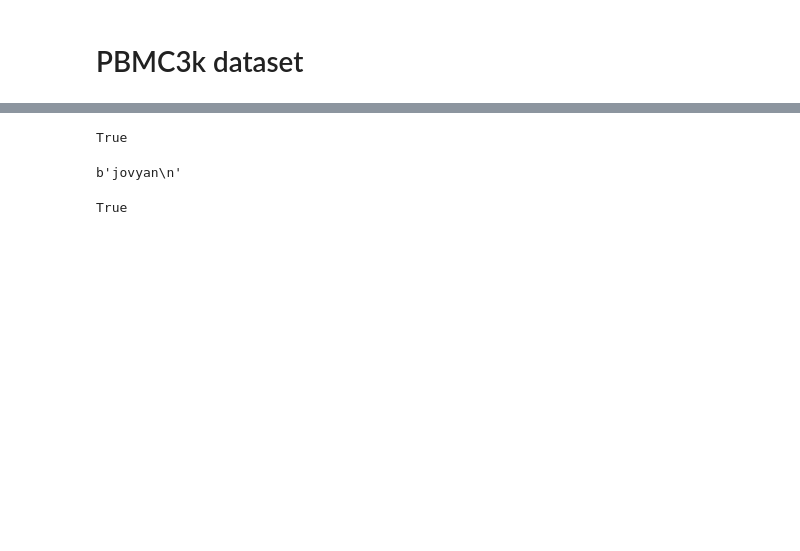
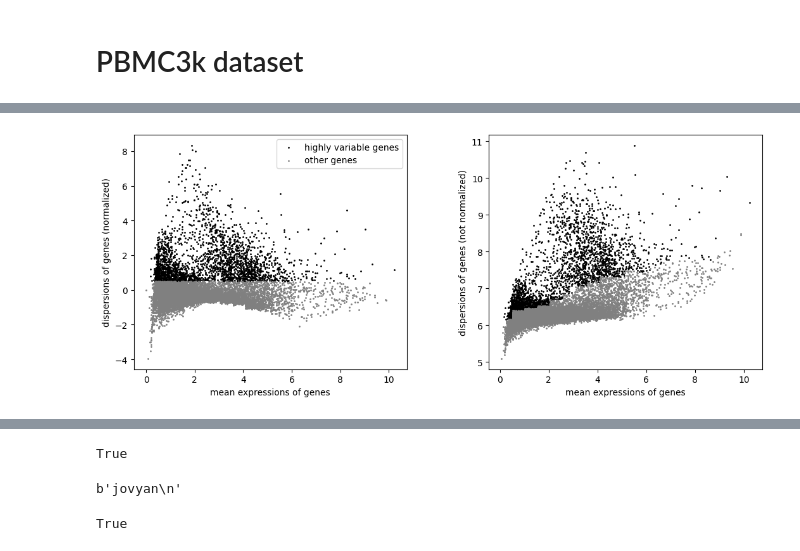
Before and after one commit to yo-aka-gene/grnet, a Jupyter notebook: docs/notebooks/pbmc3k_viz.ipynb, the cells around one changed output, grey strips where cells are left out. Drawn from its saved outputs; the diff is of its cells as text; code cells hidden in the pictures; blank space fills up the shorter version.

```diff
--- a/docs/notebooks/pbmc3k_viz.ipynb
+++ b/docs/notebooks/pbmc3k_viz.ipynb
@@ -28,0 +123,5 @@ AnnData object with n_obs × n_vars = 2700 × 13714
+# %%
+sc.pp.highly_variable_genes(conf.data, min_mean=0.0125, max_mean=15, min_disp=0.5)
+sc.pl.highly_variable_genes(conf.data)
+# %% [output]
+[figure, added]
```
Also changed, not shown: parts of 14 cells of this notebook.
